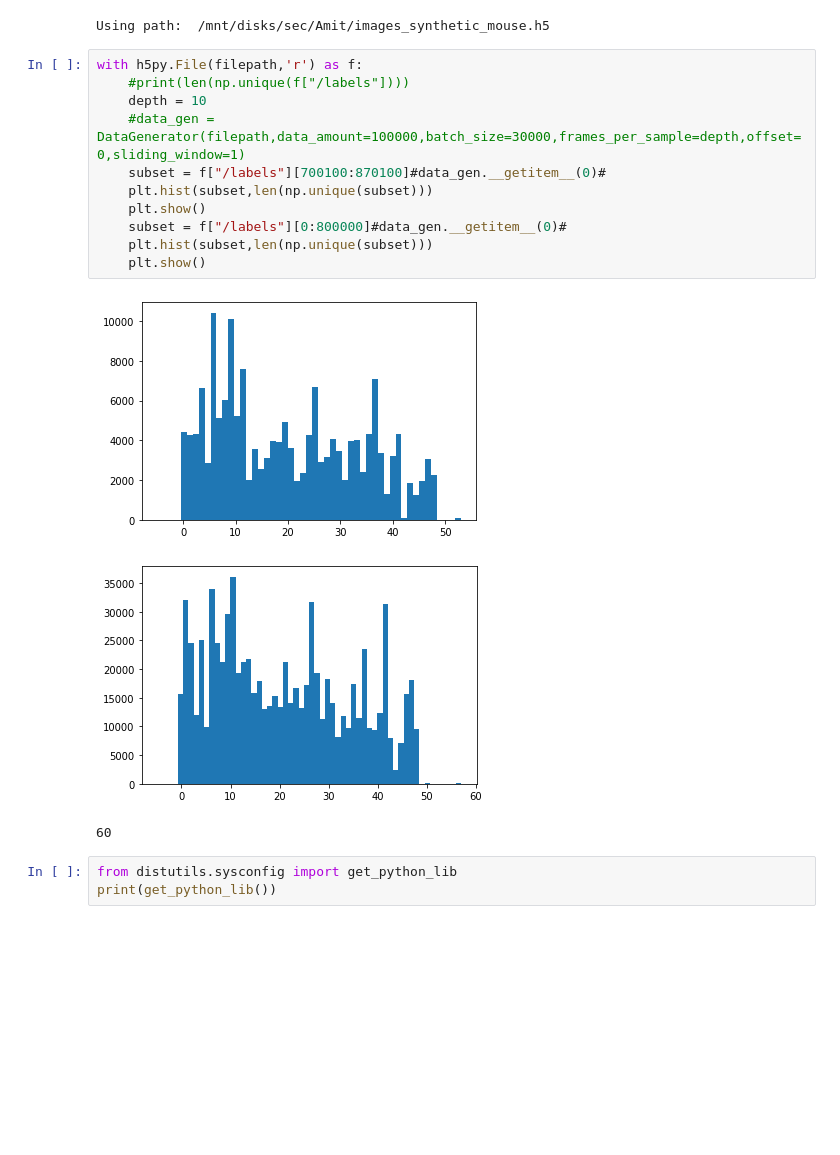
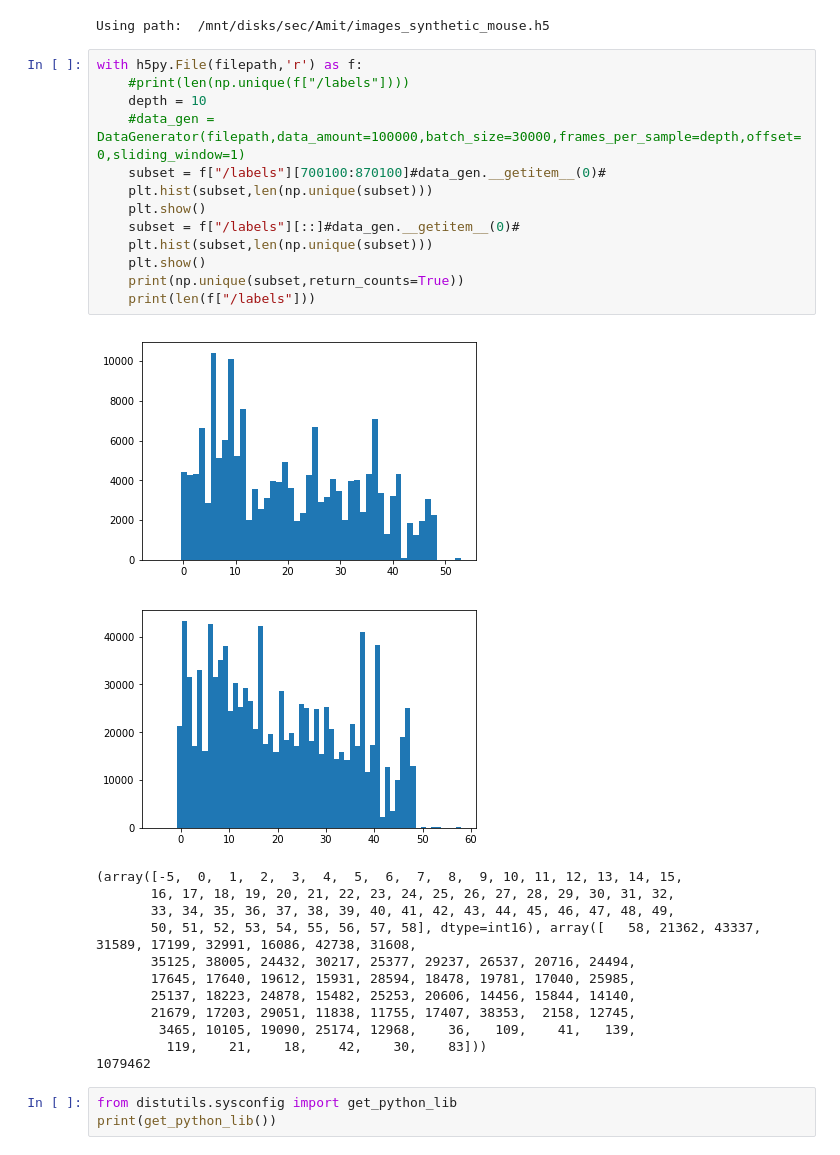
Before and after one commit to AmitPr/2019-notebooks, a Jupyter notebook: Action Recognition/Data Testing.ipynb, the cells around one changed output. Saved outputs shown, nothing was run; the diff lists cells and outputs as text; blank space fills up the shorter version.

```diff
--- a/Action Recognition/Data Testing.ipynb
+++ b/Action Recognition/Data Testing.ipynb
@@ -44,18 +44,30 @@ Using path:  /mnt/disks/sec/Amit/images_synthetic_mouse.h5
 # %%
 with h5py.File(filepath,'r') as f:
     #print(len(np.unique(f["/labels"])))
     depth = 10
     #data_gen = DataGenerator(filepath,data_amount=100000,batch_size=30000,frames_per_sample=depth,offset=0,sliding_window=1)
     subset = f["/labels"][700100:870100]#data_gen.__getitem__(0)#
     plt.hist(subset,len(np.unique(subset)))
     plt.show()
-    subset = f["/labels"][0:800000]#data_gen.__getitem__(0)#
+    subset = f["/labels"][::]#data_gen.__getitem__(0)#
     plt.hist(subset,len(np.unique(subset)))
     plt.show()
+    print(np.unique(subset,return_counts=True))
+    print(len(f["/labels"]))
 # %% [output]
-[figure, old version]
+[figure, new version]
-[figure, old version]
+[figure, new version]
-60
+(array([-5,  0,  1,  2,  3,  4,  5,  6,  7,  8,  9, 10, 11, 12, 13, 14, 15,
+       16, 17, 18, 19, 20, 21, 22, 23, 24, 25, 26, 27, 28, 29, 30, 31, 32,
+       33, 34, 35, 36, 37, 38, 39, 40, 41, 42, 43, 44, 45, 46, 47, 48, 49,
+       50, 51, 52, 53, 54, 55, 56, 57, 58], dtype=int16), array([   58, 21362, 43337, 31589, 17199, 32991, 16086, 42738, 31608,
+       35125, 38005, 24432, 30217, 25377, 29237, 26537, 20716, 24494,
+       17645, 17640, 19612, 15931, 28594, 18478, 19781, 17040, 25985,
+       25137, 18223, 24878, 15482, 25253, 20606, 14456, 15844, 14140,
+       21679, 17203, 29051, 11838, 11755, 17407, 38353,  2158, 12745,
+        3465, 10105, 19090, 25174, 12968,    36,   109,    41,   139,
+         119,    21,    18,    42,    30,    83]))
+1079462
 # %%
 from distutils.sysconfig import get_python_lib
 print(get_python_lib())
```
Also changed, not shown: 17 other files.
